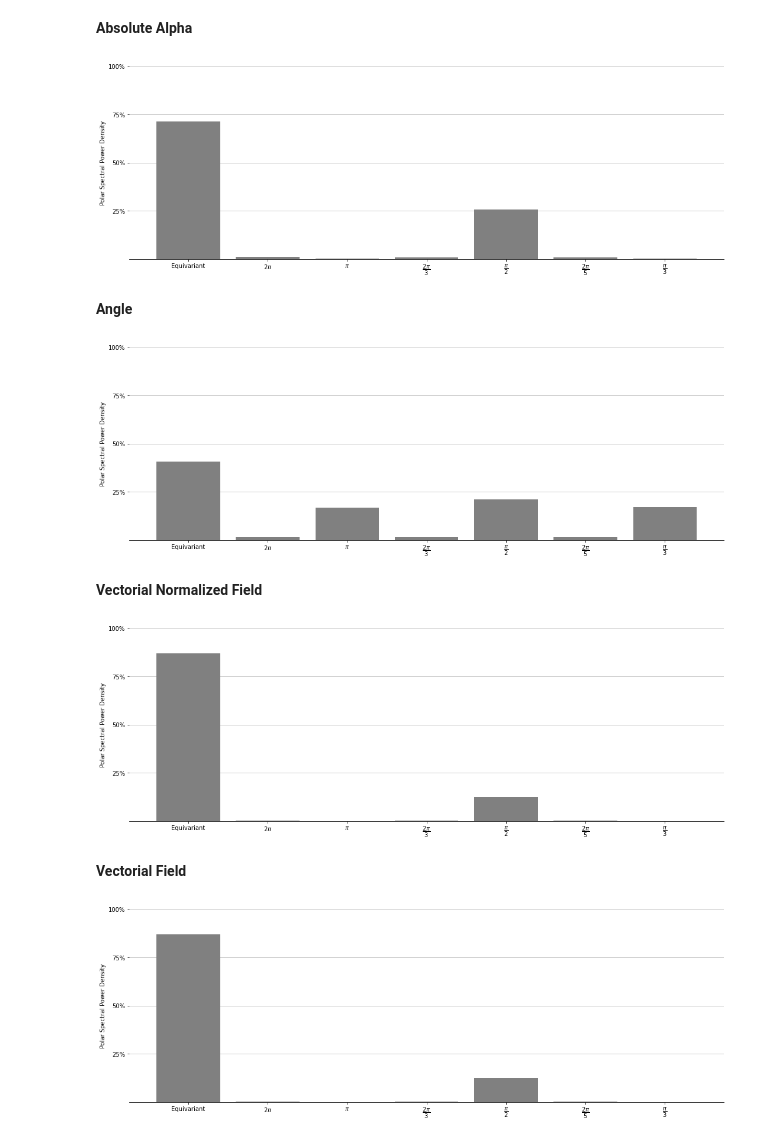
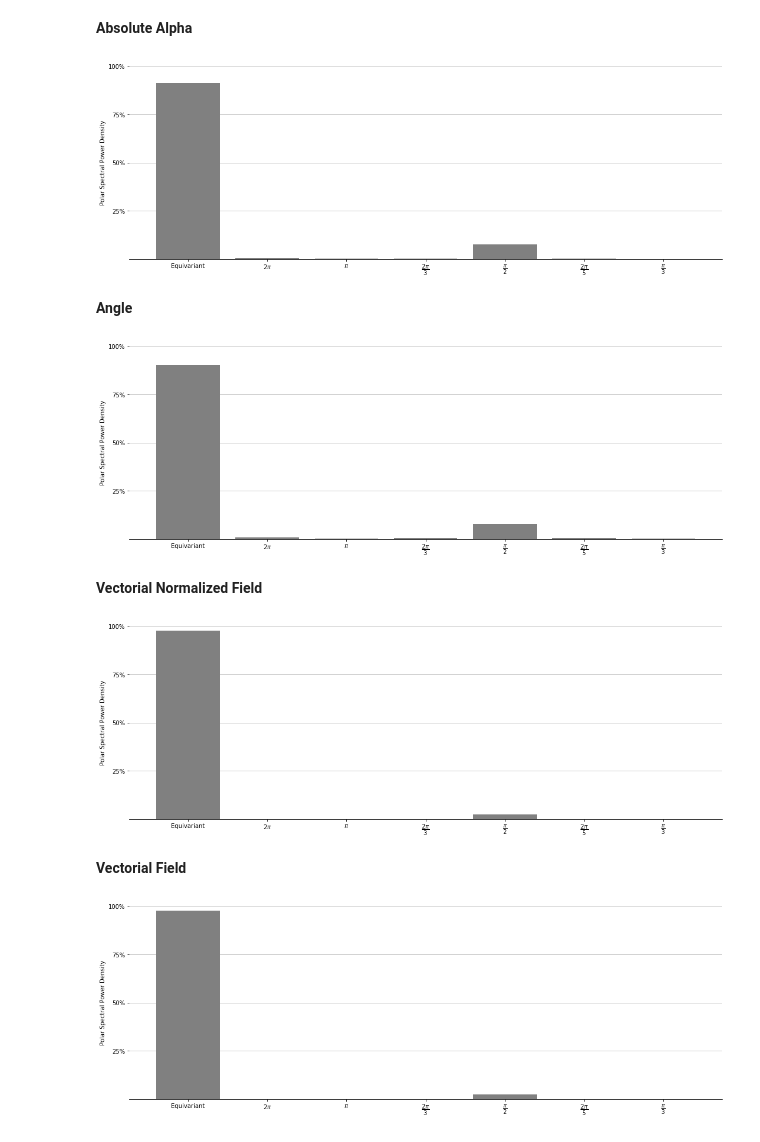
Before and after one commit to gabriel-lepetitaimon/steered-fcnn, a Jupyter notebook: notebooks/ImplementationCheck/OrientednessAnalysis.ipynb, the cells around one changed output. Saved outputs shown, nothing was run; the diff lists cells and outputs as text; code cells hidden in the pictures.

```diff
--- a/notebooks/ImplementationCheck/OrientednessAnalysis.ipynb
+++ b/notebooks/ImplementationCheck/OrientednessAnalysis.ipynb
@@ -211,7 +188,7 @@ thetas = -torch.from_numpy(np_thetas)[:,None,None].cuda().float()*np.pi/180
 cos_sin_thetas = torch.stack((torch.cos(thetas), torch.sin(thetas)), dim=1)
 np_thetas = np_thetas[1:]
 
-for d in testD['MESSIDOR']:
+for d in trainD:
     break
 x = torch.from_numpy(rotate(d['x'][0].numpy(), np_thetas)).cuda()
 mask = d['mask'][0].numpy()
@@ -226,18 +203,18 @@ with torch.no_grad():
     yhat_unrotated = unrotate(yhat, np_thetas)
 _ = spectral_power(yhat_unrotated, plot=True)
 # %% [output]
-[figure, old version]
+[figure, new version]
 # %% [markdown]
 **Angle**
 # %%
-alphas = torch.from_numpy(rotate(d['angle'][0].numpy(), np_thetas)).cuda() - thetas
+alphas = torch.from_numpy(rotate(d['angle'][0].numpy(), np_thetas)).cuda() + thetas
 with torch.no_grad():
     yhat = net(x, alphas)
     yhat = clip_pad_center(yhat.detach().cpu(), mask.shape).numpy()
     yhat_unrotated = unrotate(yhat, np_thetas)
 _ = spectral_power(yhat_unrotated, plot=True)
 # %% [output]
-[figure, old version]
+[figure, new version]
 # %% [markdown]
 **Vectorial Normalized Field**
 # %%
@@ -248,17 +225,17 @@ with torch.no_grad():
     yhat_unrotated = unrotate(yhat, np_thetas)
 _ = spectral_power(yhat_unrotated, plot=True)
 # %% [output]
-[figure, old version]
+[figure, new version]
 # %% [markdown]
 **Vectorial Field**
 # %%
-alphas_xy = torch.from_numpy(np.stack(rotate_vect(d['vec'][0].numpy(), -np_thetas),axis=1)).cuda().float()
+alphas_xy = torch.from_numpy(np.stack(rotate_vect(d['vec'][0].numpy(), np_thetas),axis=1)).cuda().float()
 with torch.no_grad():
     yhat = net(x, alphas_xy)
     yhat = clip_pad_center(yhat.detach().cpu(), mask.shape).numpy()
     yhat_unrotated = unrotate(yhat, np_thetas)
 _ = spectral_power(yhat_unrotated, plot=True)
 # %% [output]
-[figure, old version]
+[figure, new version]
 # %%
 diff = alphas-torch.atan2(alphas_xy[:,1],alphas_xy[:,0])
```
Also changed, not shown: parts of 10 cells of this notebook, 2 other files.
